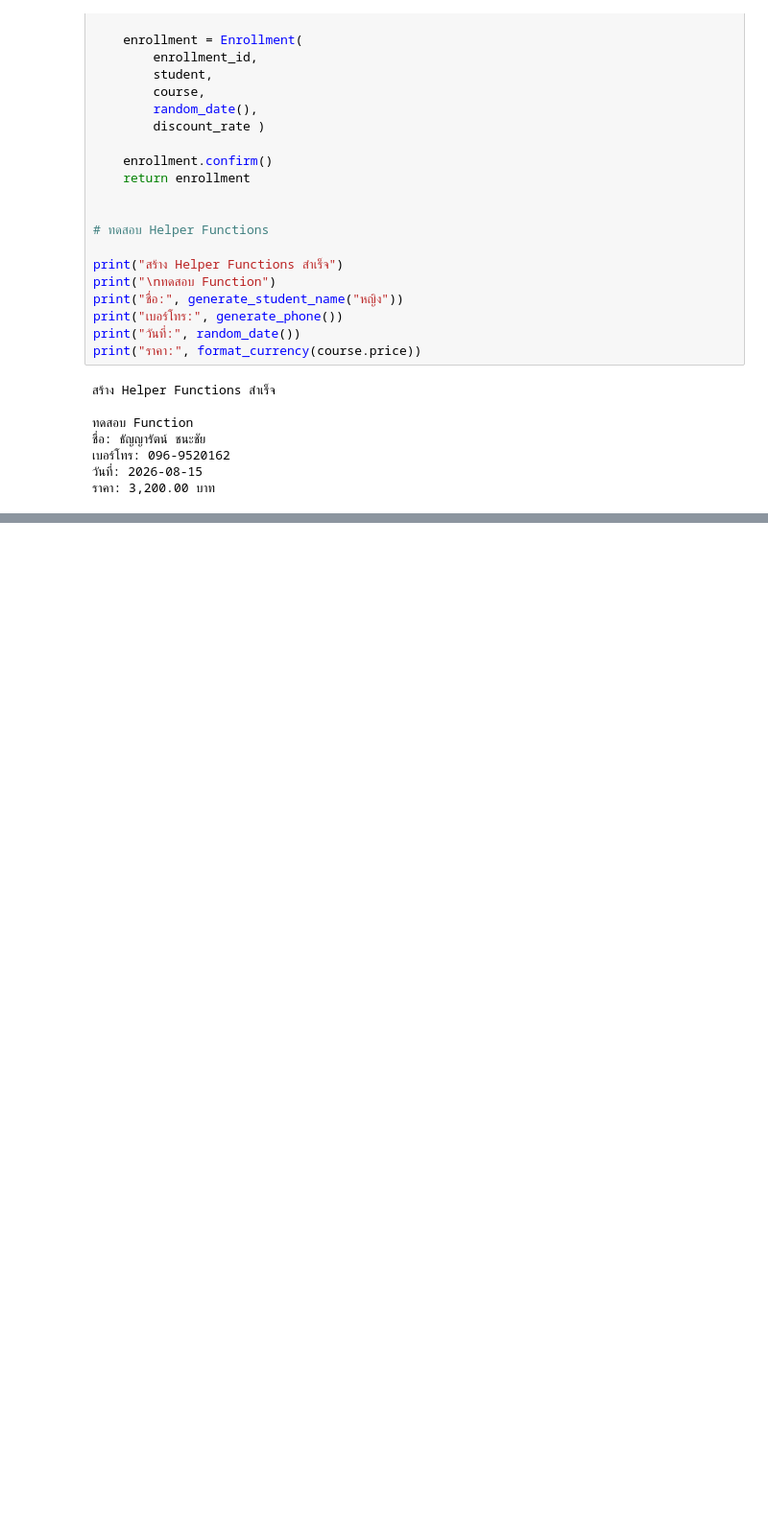
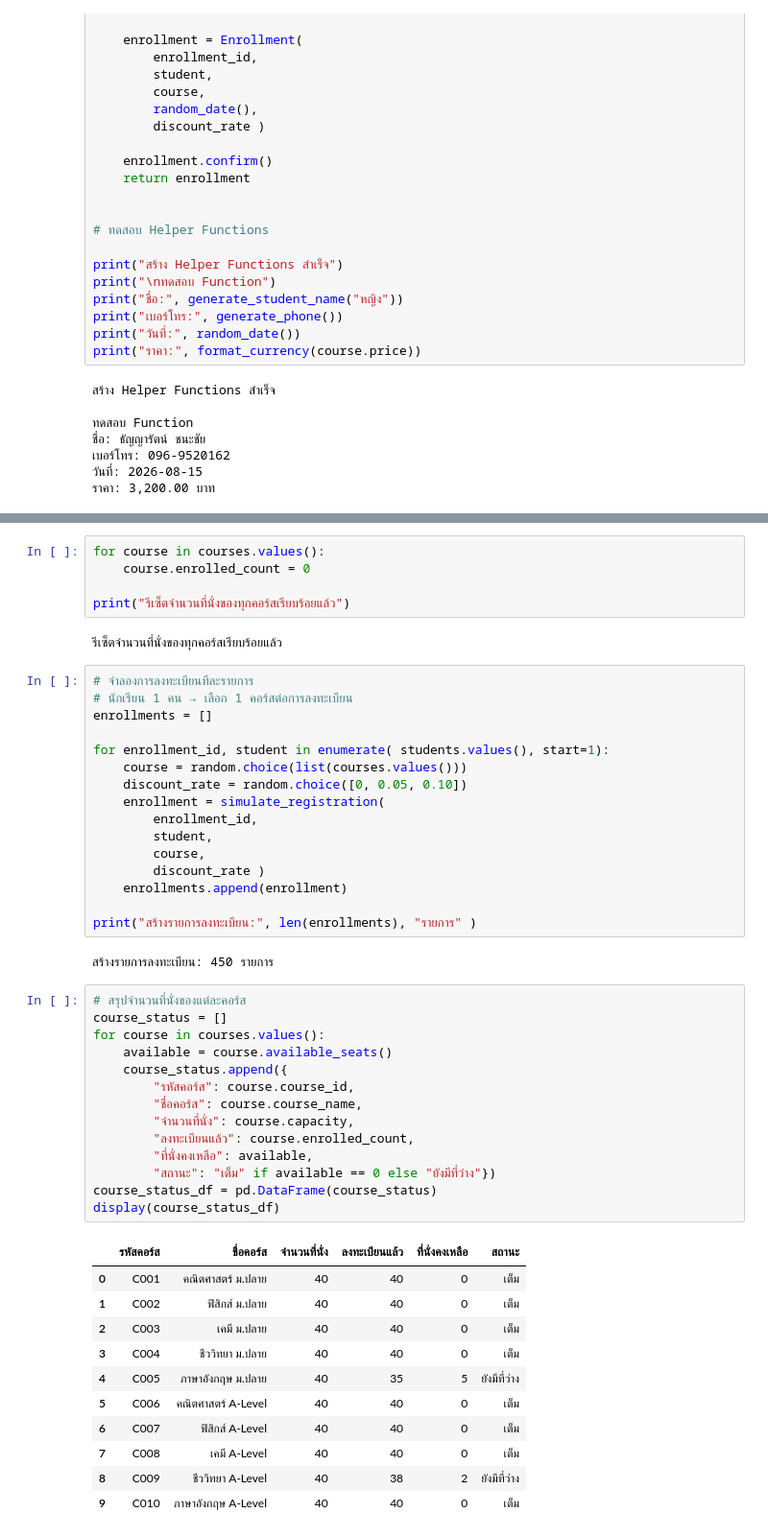
Before and after one commit to stylekkm051049-bit/Project, a Jupyter notebook: กลุ่ม11โรงเรียนกวดวิชา.ipynb, the cells around one changed output, grey strips where cells are left out. Shown: that part at 96% size. Saved outputs shown, nothing was run; the diff lists cells and outputs as text; blank space fills up the shorter version.

```diff
--- a/กลุ่ม11โรงเรียนกวดวิชา.ipynb
+++ b/กลุ่ม11โรงเรียนกวดวิชา.ipynb
@@ -418,0 +480,51 @@ print("ราคา:", format_currency(course.price))
+# %%
+for course in courses.values():
+    course.enrolled_count = 0
+
+print("รีเซ็ตจำนวนที่นั่งของทุกคอร์สเรียบร้อยแล้ว")
+# %% [output]
+รีเซ็ตจำนวนที่นั่งของทุกคอร์สเรียบร้อยแล้ว
+# %%
+# จำลองการลงทะเบียนทีละรายการ
+# นักเรียน 1 คน → เลือก 1 คอร์สต่อการลงทะเบียน
+enrollments = []
+
+for enrollment_id, student in enumerate( students.values(), start=1):
+    course = random.choice(list(courses.values()))
+    discount_rate = random.choice([0, 0.05, 0.10])
+    enrollment = simulate_registration(
+        enrollment_id,
+        student,
+        course,
+        discount_rate )
+    enrollments.append(enrollment)
+
+print("สร้างรายการลงทะเบียน:", len(enrollments), "รายการ" )
+# %% [output]
+สร้างรายการลงทะเบียน: 450 รายการ
+# %%
+# สรุปจำนวนที่นั่งของแต่ละคอร์ส
+course_status = []
+for course in courses.values():
+    available = course.available_seats()
+    course_status.append({
+        "รหัสคอร์ส": course.course_id,
+        "ชื่อคอร์ส": course.course_name,
+        "จำนวนที่นั่ง": course.capacity,
+        "ลงทะเบียนแล้ว": course.enrolled_count,
+        "ที่นั่งคงเหลือ": available,
+        "สถานะ": "เต็ม" if available == 0 else "ยังมีที่ว่าง"})
+course_status_df = pd.DataFrame(course_status)
+display(course_status_df)
+# %% [output]
+|  | รหัสคอร์ส | ชื่อคอร์ส | จำนวนที่นั่ง | ลงทะเบียนแล้ว | ที่นั่งคงเหลือ | สถานะ |
+| 0 | C001 | คณิตศาสตร์ ม.ปลาย | 40 | 40 | 0 | เต็ม |
+| 1 | C002 | ฟิสิกส์ ม.ปลาย | 40 | 40 | 0 | เต็ม |
+| 2 | C003 | เคมี ม.ปลาย | 40 | 40 | 0 | เต็ม |
+| 3 | C004 | ชีววิทยา ม.ปลาย | 40 | 40 | 0 | เต็ม |
+| 4 | C005 | ภาษาอังกฤษ ม.ปลาย | 40 | 35 | 5 | ยังมีที่ว่าง |
+| 5 | C006 | คณิตศาสตร์ A-Level | 40 | 40 | 0 | เต็ม |
+| 6 | C007 | ฟิสิกส์ A-Level | 40 | 40 | 0 | เต็ม |
+| 7 | C008 | เคมี A-Level | 40 | 40 | 0 | เต็ม |
+| 8 | C009 | ชีววิทยา A-Level | 40 | 38 | 2 | ยังมีที่ว่าง |
+| 9 | C010 | ภาษาอังกฤษ A-Level | 40 | 40 | 0 | เต็ม |
```
Also changed, not shown: parts of 8 cells of this notebook.
